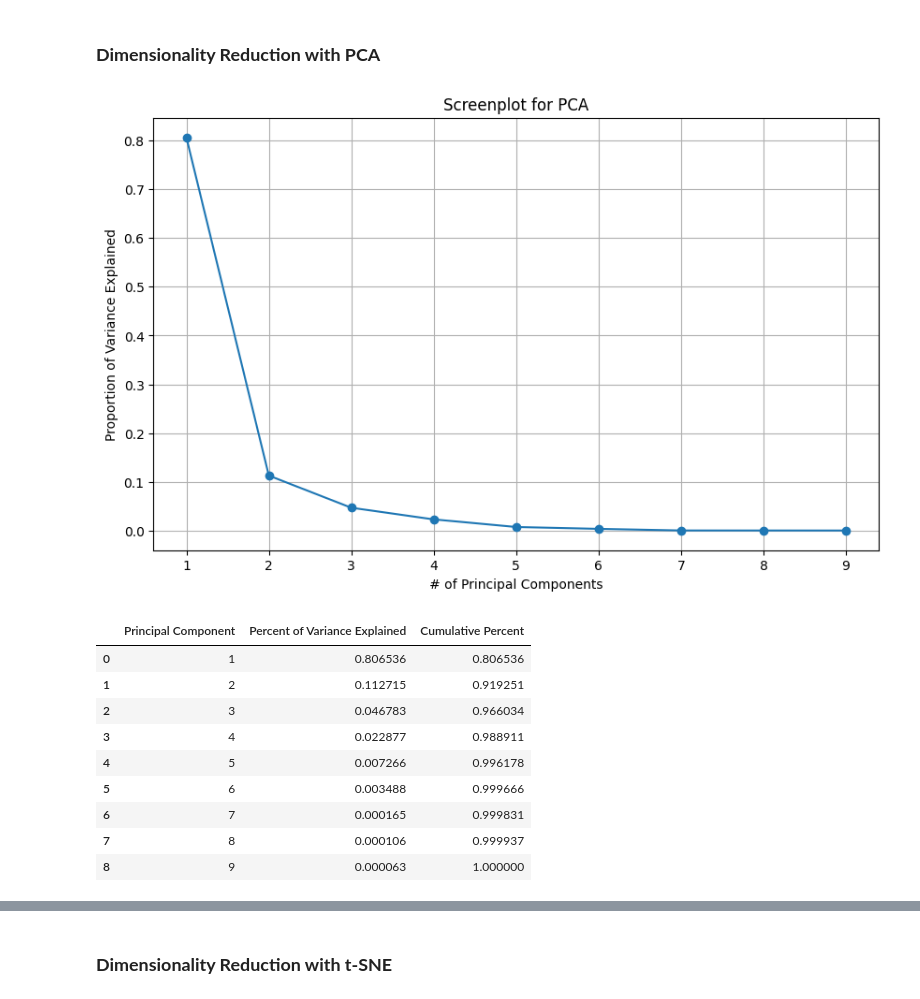
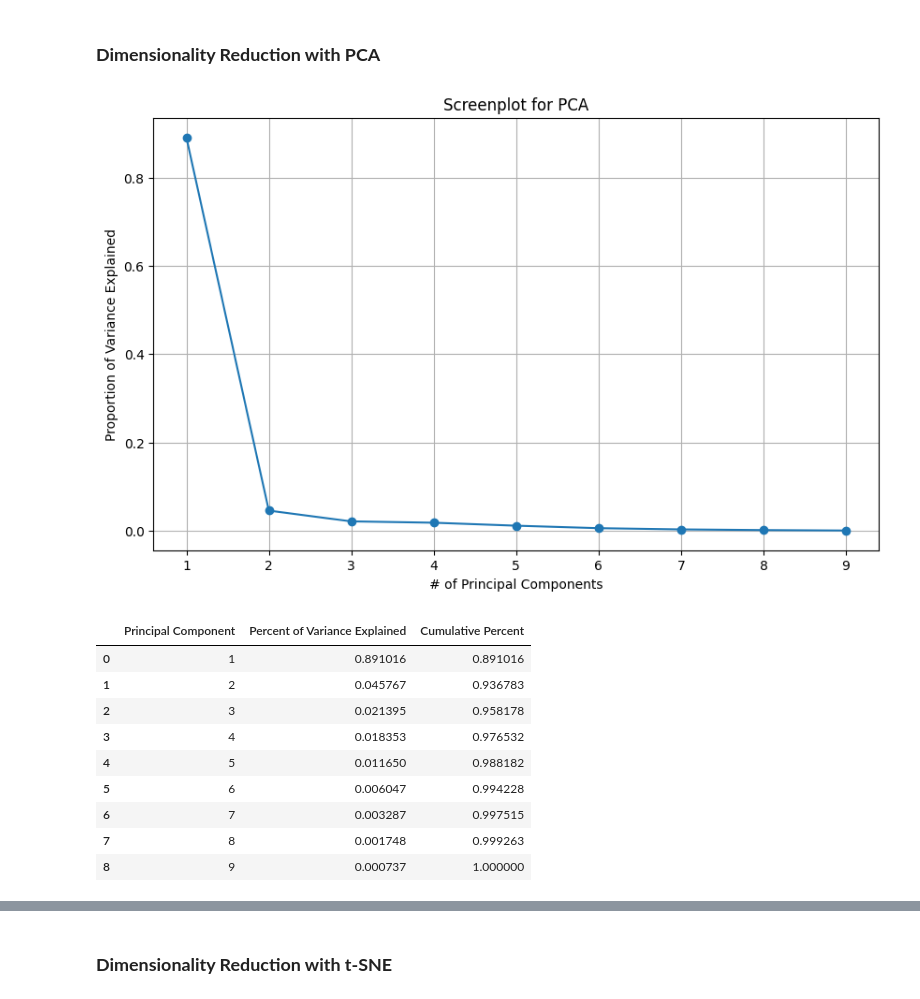
Before and after one commit to anly501/dsan-5000-project-bdools, a Jupyter notebook: DSAN-5000-Website/dimensionality-reduction/dimensionality-reduction.ipynb, the cells around one changed output, grey strips where cells are left out. Cells and saved outputs as stored; diff of their text form; code cells hidden in the pictures.

```diff
--- a/DSAN-5000-Website/dimensionality-reduction/dimensionality-reduction.ipynb
+++ b/DSAN-5000-Website/dimensionality-reduction/dimensionality-reduction.ipynb
@@ -114,7 +32,7 @@ from sklearn.manifold import TSNE
 from sklearn.preprocessing import StandardScaler
 # %%
 # Reading in the data
-df = pd.read_csv('../data-cleaning/outputs/imputed.csv')
+df = pd.read_csv('/mnt/data/imputed.csv')  #../data-cleaning/outputs/
 
 # Quick look at the data
 df
@@ -188,8 +108,3 @@ for col in df[log_features]:
 [figure]
 [figure]
 [figure]
-# %%
-df.replace([np.inf, -np.inf], np.nan, inplace=True)
-
-inf_check = np.isinf(df[log_features]).any()
-print(inf_check)
@@ -234,6 +122,8 @@ features = ['CostOfGoodsAndServicesSold',
                          'ConsolidatedRevenue']
 
 
+df[features] = df[features].replace([np.inf, -np.inf], np.nan)
+
 # Standardizing the feature space using sklearn's StandardScaler
 scaler = StandardScaler()
 scaled_features = scaler.fit_transform(df[features])        # returns a numpy array, so will convert to pandas dataframe for future convenience
@@ -245,7 +135,7 @@ scaled_features_df
 
 df = df.drop(features, axis=1)
 df = df.merge(scaled_features_df, left_index=True, right_index=True)
-df.dropna(subset=['GrossProfit'], inplace=True)
+df.dropna(subset=['GrossProfit'])
 msno.matrix(df)
 
 df.to_csv('outputs/model.csv', index=False)
@@ -346,38 +157,36 @@ for col in no_outliers_df.columns:
 # %%
 # Applying PCA
 pca = PCA()
-pca_data = pca.fit_transform(scaled_features)
+pca_data = pca.fit_transform(no_outliers_df)
 
-# Variance explained by each principal component
-explained_variance = pca.explained_variance_ratio_
+explained_variance = pca.explained_variance_ratio_  # Variance explained by each principal component
 
-# Creating a scree plot to visualize the variance explained by each component
 plt.figure(figsize=(10, 6))
 plt.plot(range(1, len(explained_variance) + 1), explained_variance, marker = 'o', linestyle='-')
 plt.title('Screenplot for PCA')
 plt.xlabel('# of Principal Components')
 plt.ylabel('Proportion of Variance Explained')
 plt.grid(True)
 plt.show()
 
-# Variance explained by principal component dataframe
+# principal component explained variance dataframe
 explained_variance_df = pd.DataFrame({
     'Principal Component': range(1, len(explained_variance) + 1),
     'Percent of Variance Explained': explained_variance,
     'Cumulative Percent': np.cumsum(explained_variance)})
 explained_variance_df
 # %% [output]
-[figure, old version]
+[figure, new version]
 |  | Principal Component | Percent of Variance Explained | Cumulative Percent |
-| 0 | 1 | 0.806536 | 0.806536 |
-| 1 | 2 | 0.112715 | 0.919251 |
-| 2 | 3 | 0.046783 | 0.966034 |
-| 3 | 4 | 0.022877 | 0.988911 |
-| 4 | 5 | 0.007266 | 0.996178 |
-| 5 | 6 | 0.003488 | 0.999666 |
-| 6 | 7 | 0.000165 | 0.999831 |
-| 7 | 8 | 0.000106 | 0.999937 |
-| 8 | 9 | 0.000063 | 1.000000 |
+| 0 | 1 | 0.891016 | 0.891016 |
+| 1 | 2 | 0.045767 | 0.936783 |
+| 2 | 3 | 0.021395 | 0.958178 |
+| 3 | 4 | 0.018353 | 0.976532 |
+| 4 | 5 | 0.011650 | 0.988182 |
+| 5 | 6 | 0.006047 | 0.994228 |
+| 6 | 7 | 0.003287 | 0.997515 |
+| 7 | 8 | 0.001748 | 0.999263 |
+| 8 | 9 | 0.000737 | 1.000000 |
 # %%
 # Visualizing the data in the reduced dimensional space (first two principal components)
 plt.figure(figsize=(10, 6))
```
Also changed, not shown: parts of 21 cells of this notebook, 4 other files.
